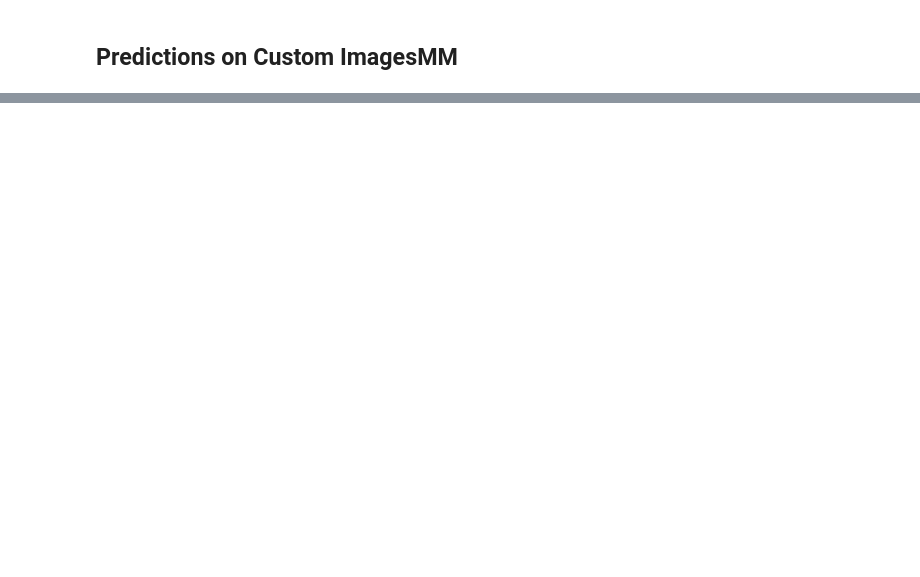
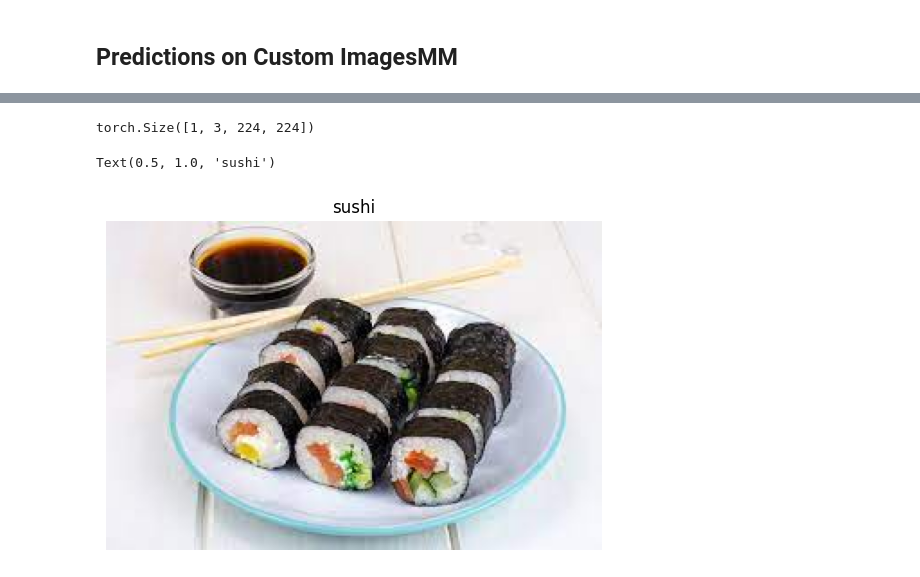
Before and after one commit to TerryTian21/PyTorch-Practice, a Jupyter notebook: PyTorch_Video_7.ipynb, the cells around one changed output, grey strips where cells are left out. Drawn from its saved outputs; the diff is of its cells as text; code cells hidden in the pictures; blank space fills up the shorter version.

```diff
--- a/PyTorch_Video_7.ipynb
+++ b/PyTorch_Video_7.ipynb
@@ -335,0 +344,20 @@ NameError: ignored
+# %%
+img = Image.open("sushi.jpg")
+# %%
+transformed_uploaded_img=auto_transform(img).unsqueeze(0)
+transformed_uploaded_img.shape
+# %% [output]
+torch.Size([1, 3, 224, 224])
+# %%
+model.eval()
+with torch.inference_mode():
+  y_pred = model(transformed_uploaded_img.to(device)).softmax(dim=1).argmax(dim=1)
+
+prediction = class_names[y_pred]
+
+plt.imshow(img)
+plt.axis(False)
+plt.title(prediction)
+# %% [output]
+Text(0.5, 1.0, 'sushi')
+[figure, added]
```
Also changed, not shown: parts of 7 cells of this notebook.
